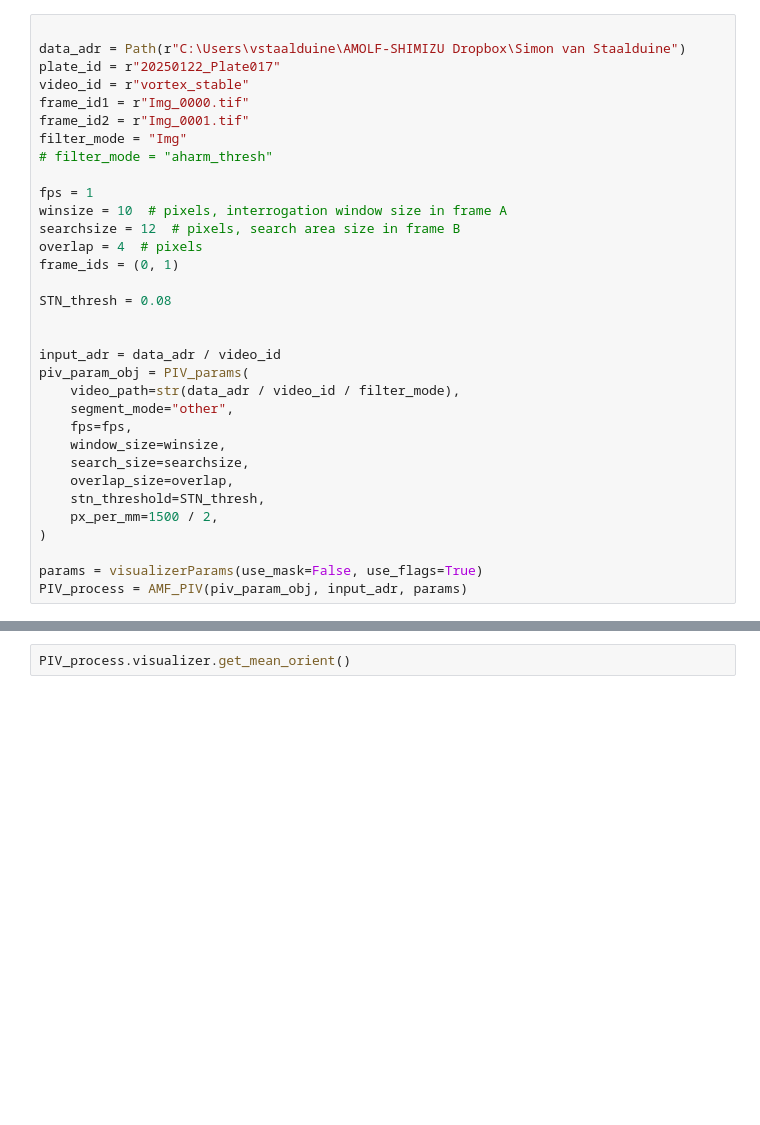
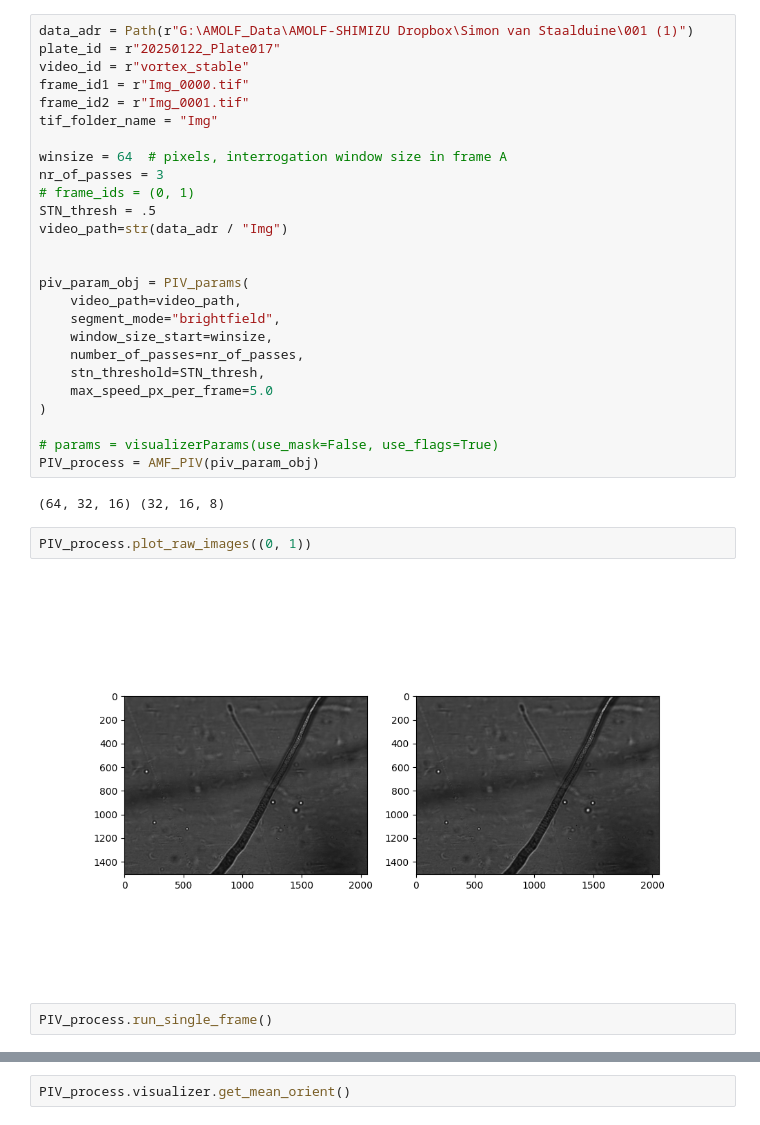
Before and after one commit to Staalduine/flow_analysis_comps, a Jupyter notebook: run_PIV.ipynb, the cells around one changed output, grey strips where cells are left out. Cells and saved outputs as stored; diff of their text form; blank space fills up the shorter version.

```diff
--- a/run_PIV.ipynb
+++ b/run_PIV.ipynb
@@ -14,33 +28,34 @@ import matplotlib.pyplot as plt
 # %%
-
-data_adr = Path(r"C:\Users\vstaalduine\AMOLF-SHIMIZU Dropbox\Simon van Staalduine")
+data_adr = Path(r"G:\AMOLF_Data\AMOLF-SHIMIZU Dropbox\Simon van Staalduine\001 (1)")
 plate_id = r"20250122_Plate017"
 video_id = r"vortex_stable"
 frame_id1 = r"Img_0000.tif"
 frame_id2 = r"Img_0001.tif"
-filter_mode = "Img"
-# filter_mode = "aharm_thresh"
+tif_folder_name = "Img"
 
-fps = 1
-winsize = 10  # pixels, interrogation window size in frame A
-searchsize = 12  # pixels, search area size in frame B
-overlap = 4  # pixels
-frame_ids = (0, 1)
-
-STN_thresh = 0.08
+winsize = 64  # pixels, interrogation window size in frame A
+nr_of_passes = 3
+# frame_ids = (0, 1)
+STN_thresh = .5
+video_path=str(data_adr / "Img")
 
 
-input_adr = data_adr / video_id
 piv_param_obj = PIV_params(
-    video_path=str(data_adr / video_id / filter_mode),
-    segment_mode="other",
-    fps=fps,
-    window_size=winsize,
-    search_size=searchsize,
-    overlap_size=overlap,
+    video_path=video_path,
+    segment_mode="brightfield",
+    window_size_start=winsize,
+    number_of_passes=nr_of_passes,
     stn_threshold=STN_thresh,
-    px_per_mm=1500 / 2,
+    max_speed_px_per_frame=5.0
 )
 
-params = visualizerParams(use_mask=False, use_flags=True)
-PIV_process = AMF_PIV(piv_param_obj, input_adr, params)
+# params = visualizerParams(use_mask=False, use_flags=True)
+PIV_process = AMF_PIV(piv_param_obj)
+# %% [output]
+(64, 32, 16) (32, 16, 8)
+# %%
+PIV_process.plot_raw_images((0, 1))
+# %% [output]
+[figure, added]
+# %%
+PIV_process.run_single_frame()
```
Also changed, not shown: parts of 6 cells of this notebook, 6 other files.
